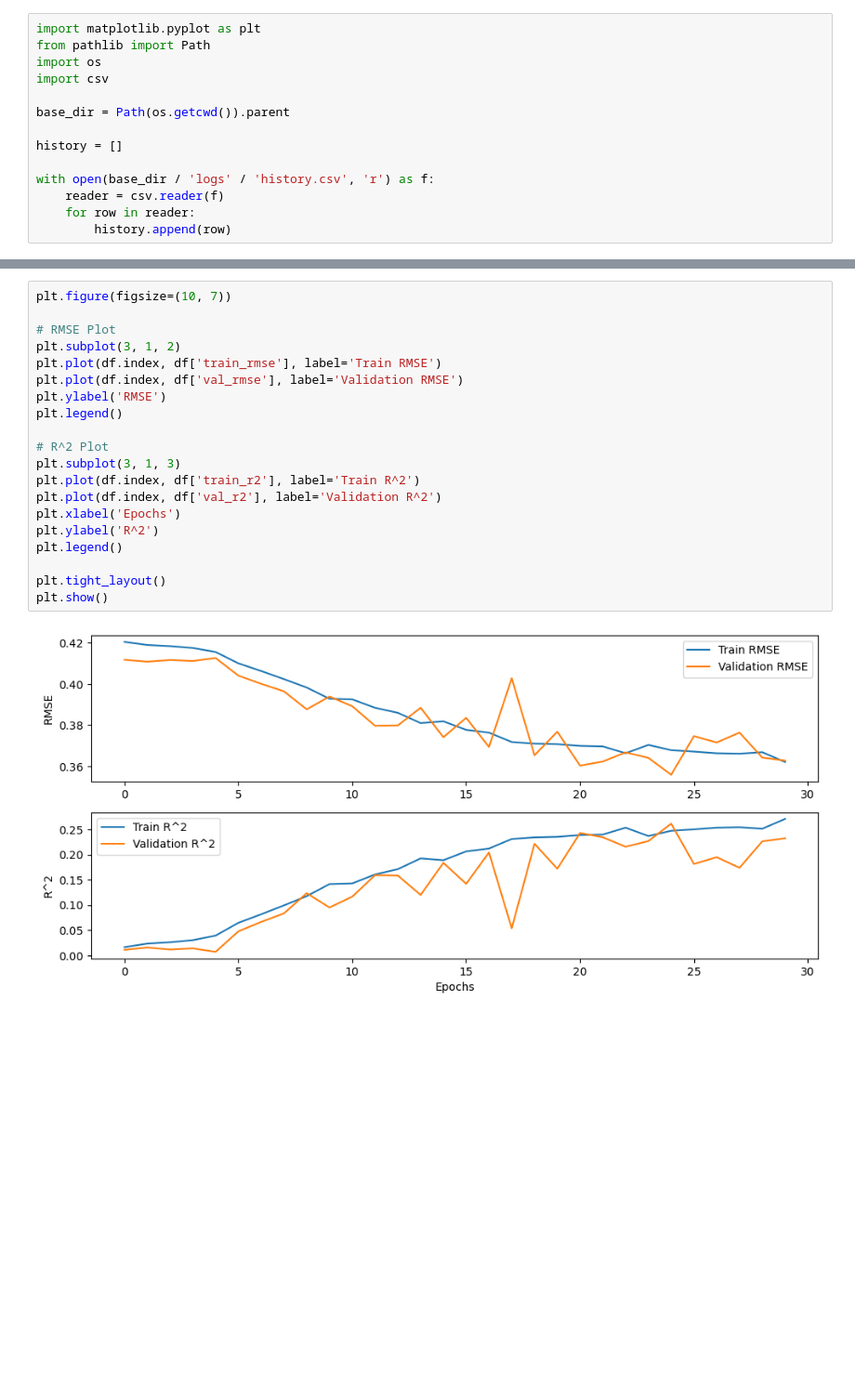
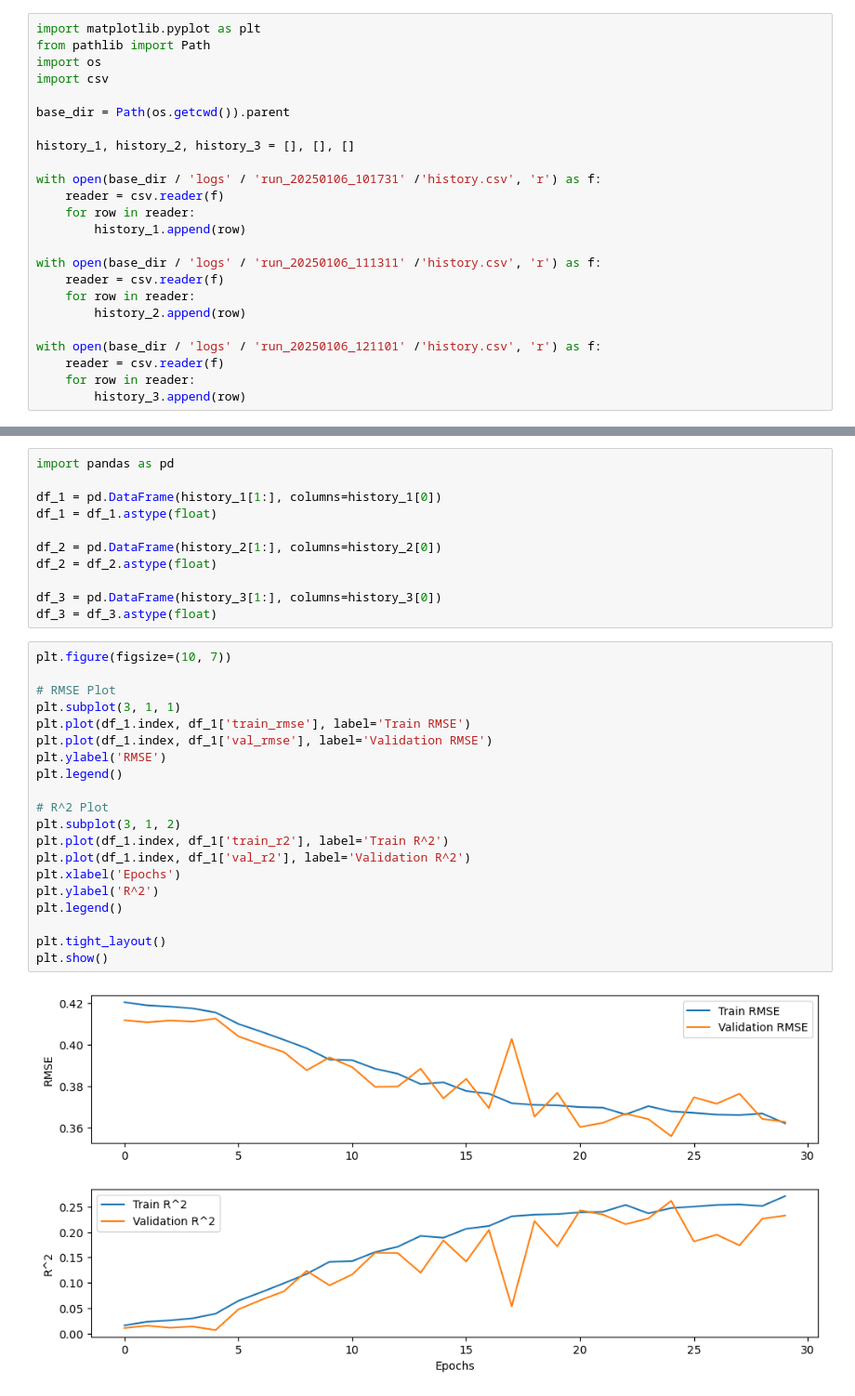
Before and after one commit to sbfroy/sentiment_analysis, a Jupyter notebook: notebooks/history_visualization.ipynb, the cells around one changed output, grey strips where cells are left out. Shown: that part at 93% size. Cells and saved outputs as stored; diff of their text form; blank space fills up the shorter version.

```diff
--- a/notebooks/history_visualization.ipynb
+++ b/notebooks/history_visualization.ipynb
@@ -6,9 +6,19 @@ import csv
 
 base_dir = Path(os.getcwd()).parent
 
-history = []
+history_1, history_2, history_3 = [], [], []
 
-with open(base_dir / 'logs' / 'history.csv', 'r') as f:
+with open(base_dir / 'logs' / 'run_20250106_101731' /'history.csv', 'r') as f:
     reader = csv.reader(f)
     for row in reader:
-        history.append(row)
+        history_1.append(row)
+
+with open(base_dir / 'logs' / 'run_20250106_111311' /'history.csv', 'r') as f:
+    reader = csv.reader(f)
+    for row in reader:
+        history_2.append(row)
+
+with open(base_dir / 'logs' / 'run_20250106_121101' /'history.csv', 'r') as f:
+    reader = csv.reader(f)
+    for row in reader:
+        history_3.append(row)
@@ -20,22 +25,33 @@ df = df.astype(float)
+# %%
+import pandas as pd
+
+df_1 = pd.DataFrame(history_1[1:], columns=history_1[0])
+df_1 = df_1.astype(float)
+
+df_2 = pd.DataFrame(history_2[1:], columns=history_2[0])
+df_2 = df_2.astype(float)
+
+df_3 = pd.DataFrame(history_3[1:], columns=history_3[0])
+df_3 = df_3.astype(float)
 # %%
 plt.figure(figsize=(10, 7))
 
 # RMSE Plot
-plt.subplot(3, 1, 2)
-plt.plot(df.index, df['train_rmse'], label='Train RMSE')
-plt.plot(df.index, df['val_rmse'], label='Validation RMSE')
+plt.subplot(3, 1, 1)
+plt.plot(df_1.index, df_1['train_rmse'], label='Train RMSE')
+plt.plot(df_1.index, df_1['val_rmse'], label='Validation RMSE')
 plt.ylabel('RMSE')
 plt.legend()
 
 # R^2 Plot
-plt.subplot(3, 1, 3)
-plt.plot(df.index, df['train_r2'], label='Train R^2')
-plt.plot(df.index, df['val_r2'], label='Validation R^2')
+plt.subplot(3, 1, 2)
+plt.plot(df_1.index, df_1['train_r2'], label='Train R^2')
+plt.plot(df_1.index, df_1['val_r2'], label='Validation R^2')
 plt.xlabel('Epochs')
 plt.ylabel('R^2')
 plt.legend()
 
 plt.tight_layout()
 plt.show()
 # %% [output]
-[figure, old version]
+[figure, new version]
```
Also changed, not shown: parts of 3 cells of this notebook, 2 other files.
